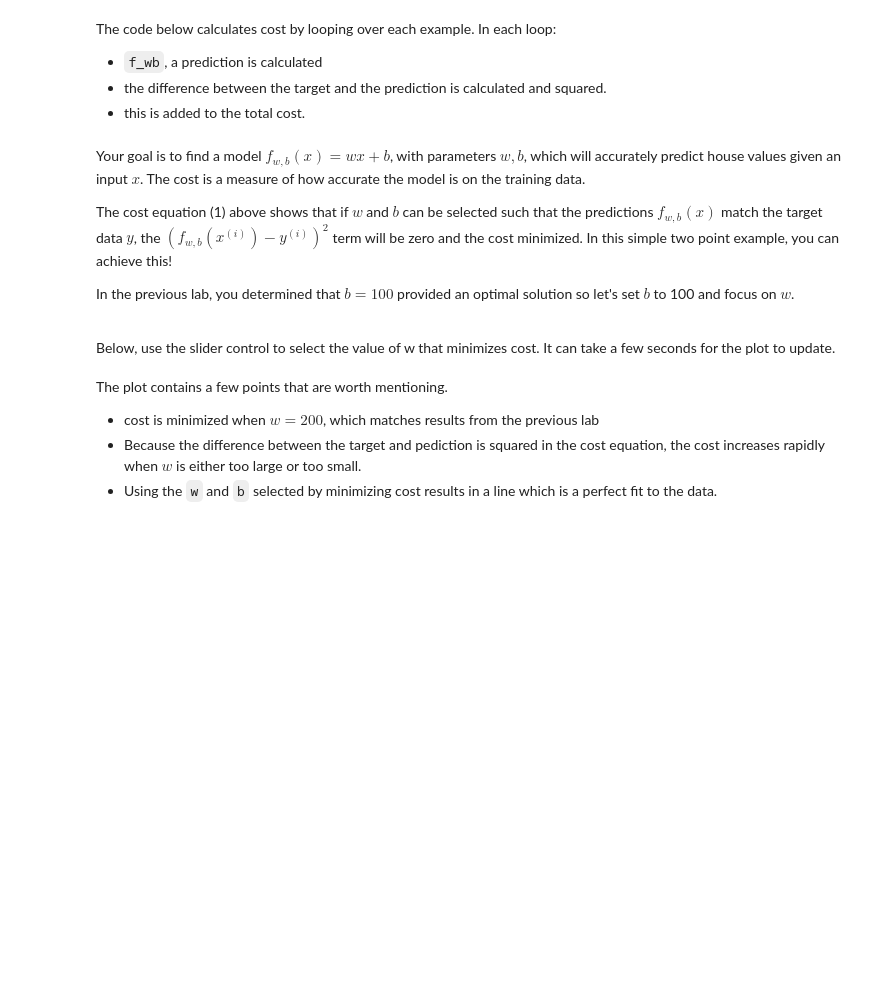
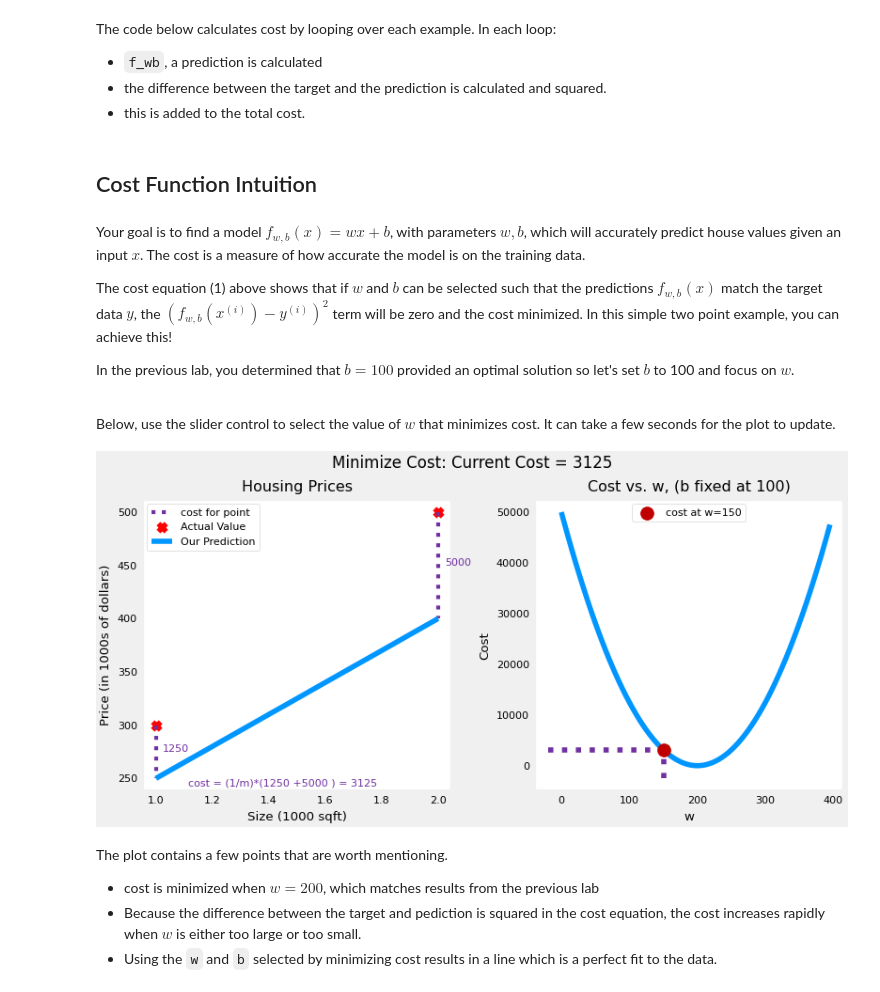
Before and after one commit to AlysterBenedict/AIML, a Jupyter notebook: Machine Learning Specialization/Supervised Machine Learning/2.Cost function.ipynb, the cells around one changed output. Drawn from its saved outputs; the diff is of its cells as text; code cells hidden in the pictures; blank space fills up the shorter version.

Commit message:
Gradient descent code and notes, completed single input parameter linear regression

```diff
--- a/Machine Learning Specialization/Supervised Machine Learning/2.Cost function.ipynb
+++ b/Machine Learning Specialization/Supervised Machine Learning/2.Cost function.ipynb
@@ -14,6 +14,8 @@ In this lab we will make use of:
 import numpy as np
 %matplotlib widget
 import matplotlib.pyplot as plt
+from lab_utils_uni import plt_intuition, plt_stationary, plt_update_onclick, soup_bowl
+plt.style.use('./deeplearning.mplstyle')
 # %% [markdown]
 ## Problem Statement
 
@@ -80,15 +78,21 @@ def compute_cost(x, y, w, b):
     total_cost = (1 / (2 * m)) * cost_sum
 
     return total_cost
+# %% [markdown]
+## Cost Function Intuition
 # %% [markdown]
- Your goal is to find a model $f_{w,b}(x) = wx + b$, with parameters $w,b$,  which will accurately predict house values given an input $x$. The cost is a measure of how accurate the model is on the training data.
+Your goal is to find a model $f_{w,b}(x) = wx + b$, with parameters $w,b$,  which will accurately predict house values given an input $x$. The cost is a measure of how accurate the model is on the training data.
 
 The cost equation (1) above shows that if $w$ and $b$ can be selected such that the predictions $f_{w,b}(x)$ match the target data $y$, the $(f_{w,b}(x^{(i)}) - y^{(i)})^2 $ term will be zero and the cost minimized. In this simple two point example, you can achieve this!
 
 In the previous lab, you determined that $b=100$ provided an optimal solution so let's set $b$ to 100 and focus on $w$.
 
 <br/>
-Below, use the slider control to select the value of w that minimizes cost. It can take a few seconds for the plot to update.
+Below, use the slider control to select the value of $w$ that minimizes cost. It can take a few seconds for the plot to update.
+# %%
+plt_intuition(x_train,y_train)
+# %% [output]
+[figure, added]
 # %% [markdown]
 The plot contains a few points that are worth mentioning.
 - cost is minimized when $w = 200$, which matches results from the previous lab
```
Also changed, not shown: parts of 7 cells of this notebook, 2 other files.
